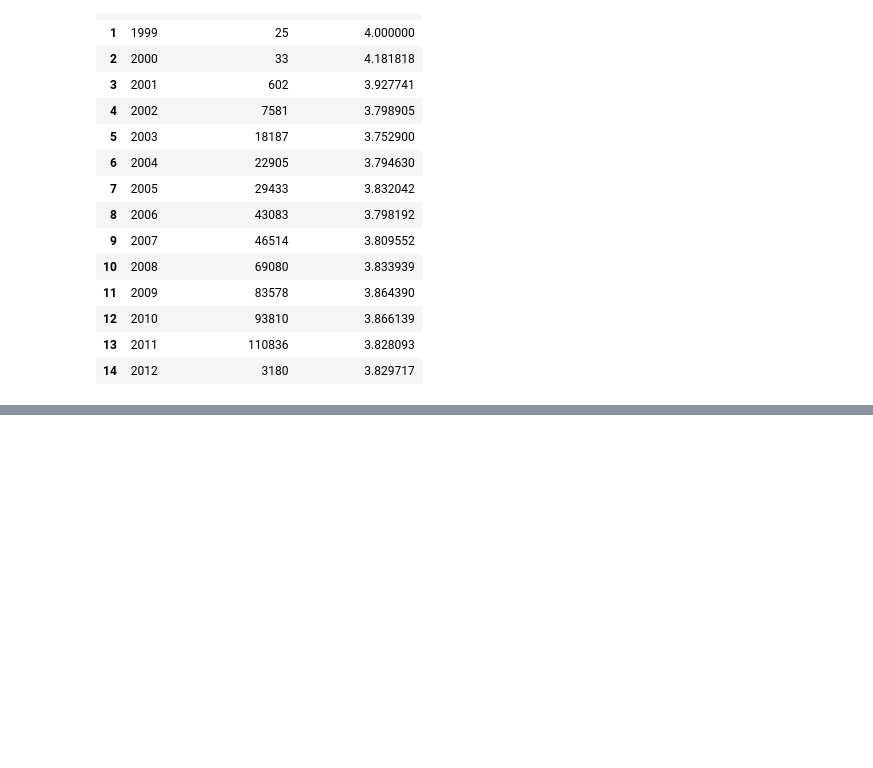
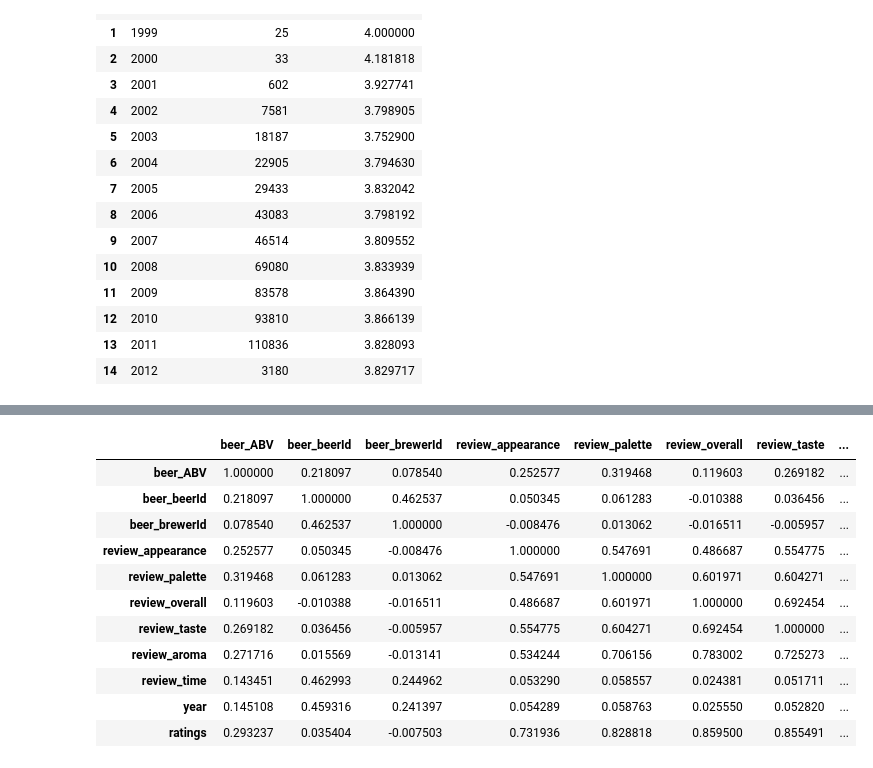
Before and after one commit to INA-95/beer_data_analysis, a Jupyter notebook: beer_data_analysis.ipynb, the cells around one changed output, grey strips where cells are left out. Cells and saved outputs as stored; diff of their text form; code cells hidden in the pictures; blank space fills up the shorter version.

```diff
--- a/beer_data_analysis.ipynb
+++ b/beer_data_analysis.ipynb
@@ -103,0 +130,15 @@ Text(0, 0.5, 'mean_review_overall')
+# %%
+df.corr(method = 'pearson')
+# %% [output]
+|  | beer_ABV | beer_beerId | beer_brewerId | review_appearance | review_palette | review_overall | review_taste | ... |
+| beer_ABV | 1.000000 | 0.218097 | 0.078540 | 0.252577 | 0.319468 | 0.119603 | 0.269182 | ... |
+| beer_beerId | 0.218097 | 1.000000 | 0.462537 | 0.050345 | 0.061283 | -0.010388 | 0.036456 | ... |
+| beer_brewerId | 0.078540 | 0.462537 | 1.000000 | -0.008476 | 0.013062 | -0.016511 | -0.005957 | ... |
+| review_appearance | 0.252577 | 0.050345 | -0.008476 | 1.000000 | 0.547691 | 0.486687 | 0.554775 | ... |
+| review_palette | 0.319468 | 0.061283 | 0.013062 | 0.547691 | 1.000000 | 0.601971 | 0.604271 | ... |
+| review_overall | 0.119603 | -0.010388 | -0.016511 | 0.486687 | 0.601971 | 1.000000 | 0.692454 | ... |
+| review_taste | 0.269182 | 0.036456 | -0.005957 | 0.554775 | 0.604271 | 0.692454 | 1.000000 | ... |
+| review_aroma | 0.271716 | 0.015569 | -0.013141 | 0.534244 | 0.706156 | 0.783002 | 0.725273 | ... |
+| review_time | 0.143451 | 0.462993 | 0.244962 | 0.053290 | 0.058557 | 0.024381 | 0.051711 | ... |
+| year | 0.145108 | 0.459316 | 0.241397 | 0.054289 | 0.058763 | 0.025550 | 0.052820 | ... |
+| ratings | 0.293237 | 0.035404 | -0.007503 | 0.731936 | 0.828818 | 0.859500 | 0.855491 | ... |
```
Also changed, not shown: parts of 7 cells of this notebook.
